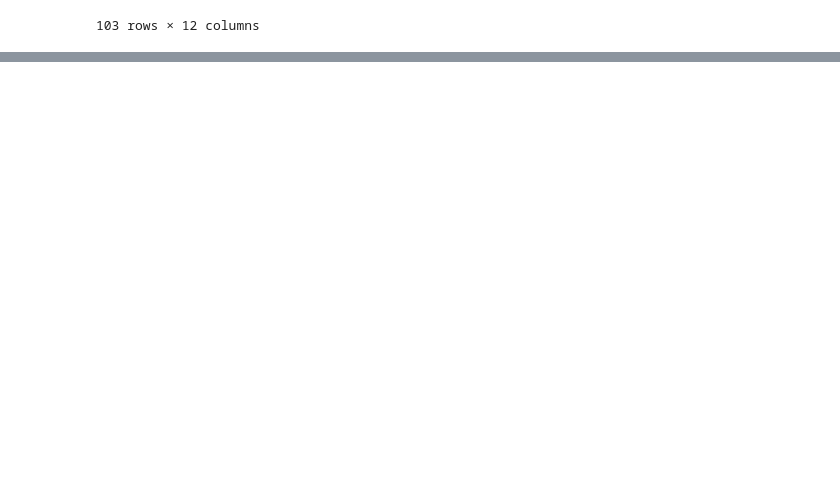
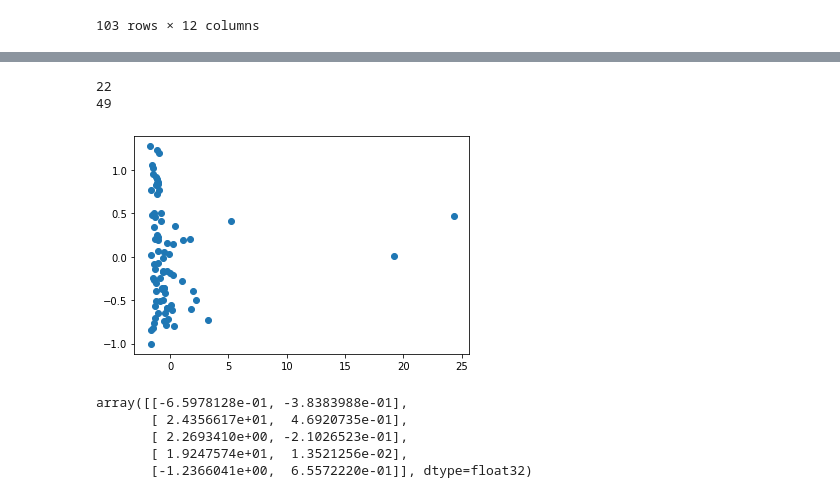
Before and after one commit to RomainClaret/msc.ml.labs, a Jupyter notebook: lab5/lab_05.ipynb, the cells around one changed output, grey strips where cells are left out. Drawn from its saved outputs; the diff is of its cells as text; code cells hidden in the pictures; blank space fills up the shorter version.

Commit message:
+basic kmeans and plotting

```diff
--- a/lab5/lab_05.ipynb
+++ b/lab5/lab_05.ipynb
@@ -160,0 +165,3 @@ df_1990_cleaned
+# %%
+df_1970_cleaned = df_1970[features].dropna()
+df_1970_cleaned
@@ -160,0 +182,4 @@ df_1990_cleaned
+# %%
+from sklearn.decomposition import PCA
+pca = PCA(2)
+df_1970_pca = pca.fit_transform(df_1970_cleaned)
@@ -160,0 +189,13 @@ df_1990_cleaned
+# %%
+for i,l in enumerate(kmeans.labels_):
+    if l!=0:
+        print(i)
+# %% [output]
+22
+49
+# %%
+import matplotlib.pyplot as plt
+plt.scatter(df_1970_pca[:,0] , df_1970_pca[:,1])
+plt.show()
+# %% [output]
+[figure, added]
@@ -160,0 +204,8 @@ df_1990_cleaned
+# %%
+kmeans.cluster_centers_
+# %% [output]
+array([[-6.5978128e-01, -3.8383988e-01],
+       [ 2.4356617e+01,  4.6920735e-01],
+       [ 2.2693410e+00, -2.1026523e-01],
+       [ 1.9247574e+01,  1.3521256e-02],
+       [-1.2366041e+00,  6.5572220e-01]], dtype=float32)
```
Also changed, not shown: parts of 5 cells of this notebook.
